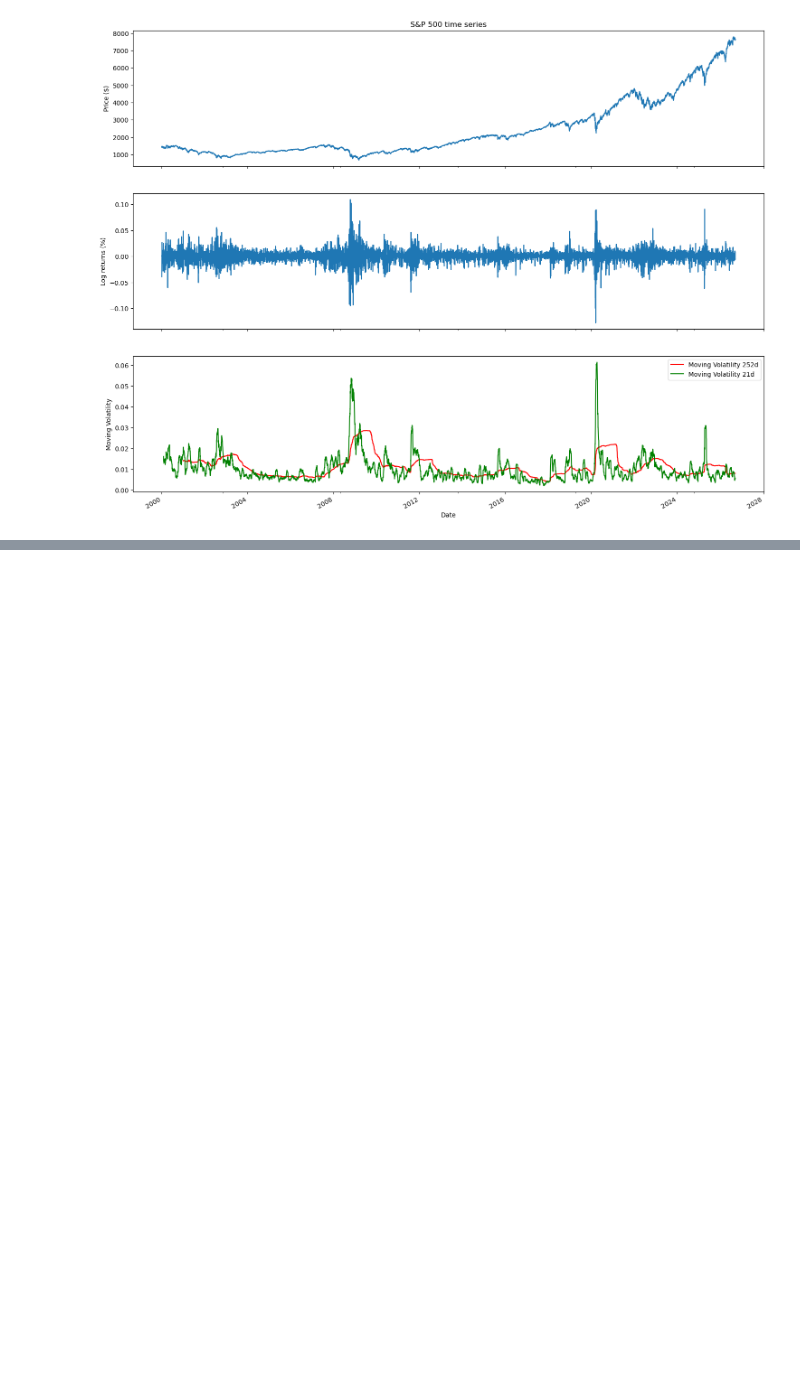
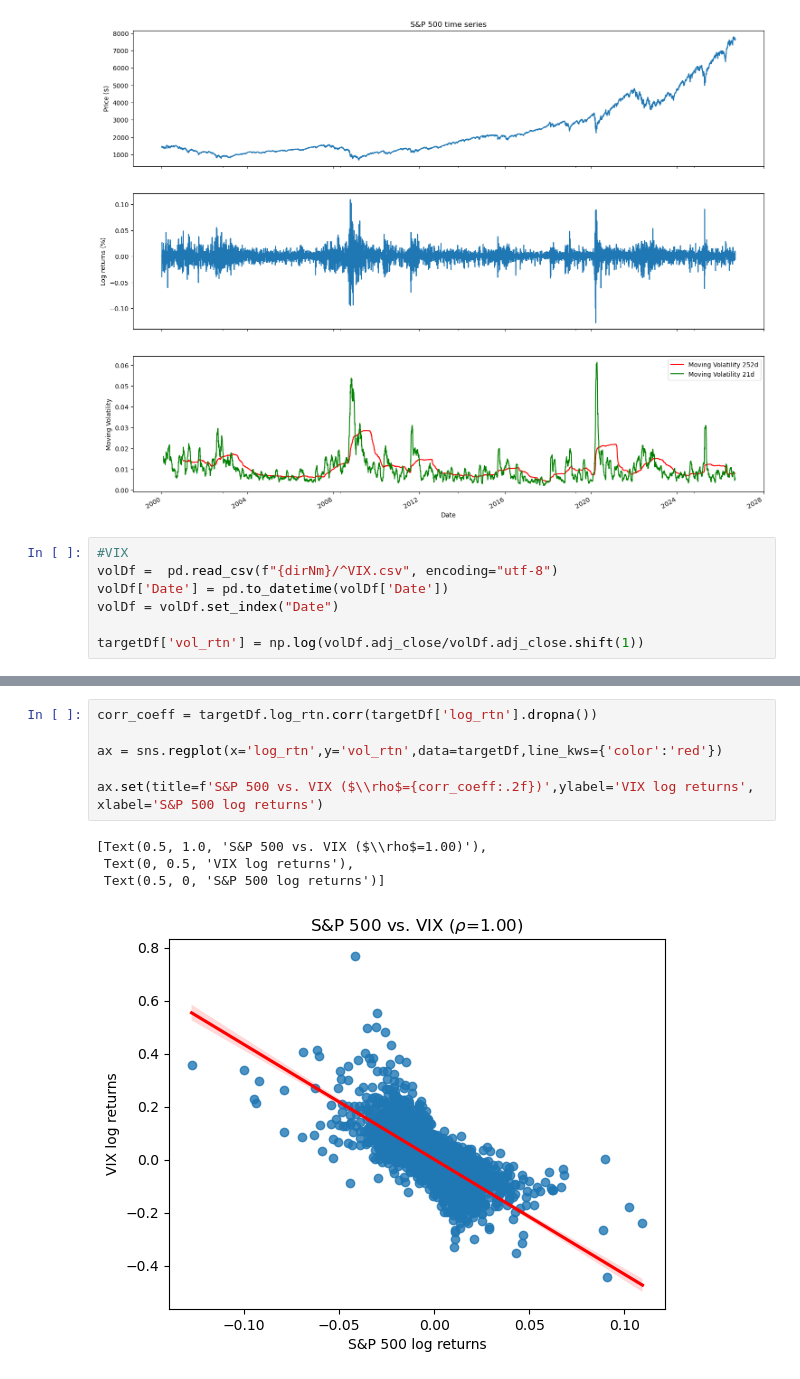
Before and after one commit to CHANGWOOKCHO/financial-analysis, a Jupyter notebook: Data-collection/03_dataVisualization.ipynb, the cells around one changed output, grey strips where cells are left out. Cells and saved outputs as stored; diff of their text form; blank space fills up the shorter version.

```diff
--- a/Data-collection/03_dataVisualization.ipynb
+++ b/Data-collection/03_dataVisualization.ipynb
@@ -225,3 +225,10 @@ ax[2].legend()
 plt.show()
 # %% [output]
 [figure]
+# %%
+#VIX
+volDf =  pd.read_csv(f"{dirNm}/^VIX.csv", encoding="utf-8")
+volDf['Date'] = pd.to_datetime(volDf['Date'])
+volDf = volDf.set_index("Date")
+
+targetDf['vol_rtn'] = np.log(volDf.adj_close/volDf.adj_close.shift(1))
@@ -227,0 +251,11 @@ plt.show()
+# %%
+corr_coeff = targetDf.log_rtn.corr(targetDf['log_rtn'].dropna())
+
+ax = sns.regplot(x='log_rtn',y='vol_rtn',data=targetDf,line_kws={'color':'red'})
+
+ax.set(title=f'S&P 500 vs. VIX ($\\rho$={corr_coeff:.2f})',ylabel='VIX log returns', xlabel='S&P 500 log returns')
+# %% [output]
+[Text(0.5, 1.0, 'S&P 500 vs. VIX ($\\rho$=1.00)'),
+ Text(0, 0.5, 'VIX log returns'),
+ Text(0.5, 0, 'S&P 500 log returns')]
+[figure, added]
```
Also changed, not shown: parts of 1 cell of this notebook, 2 other files.
